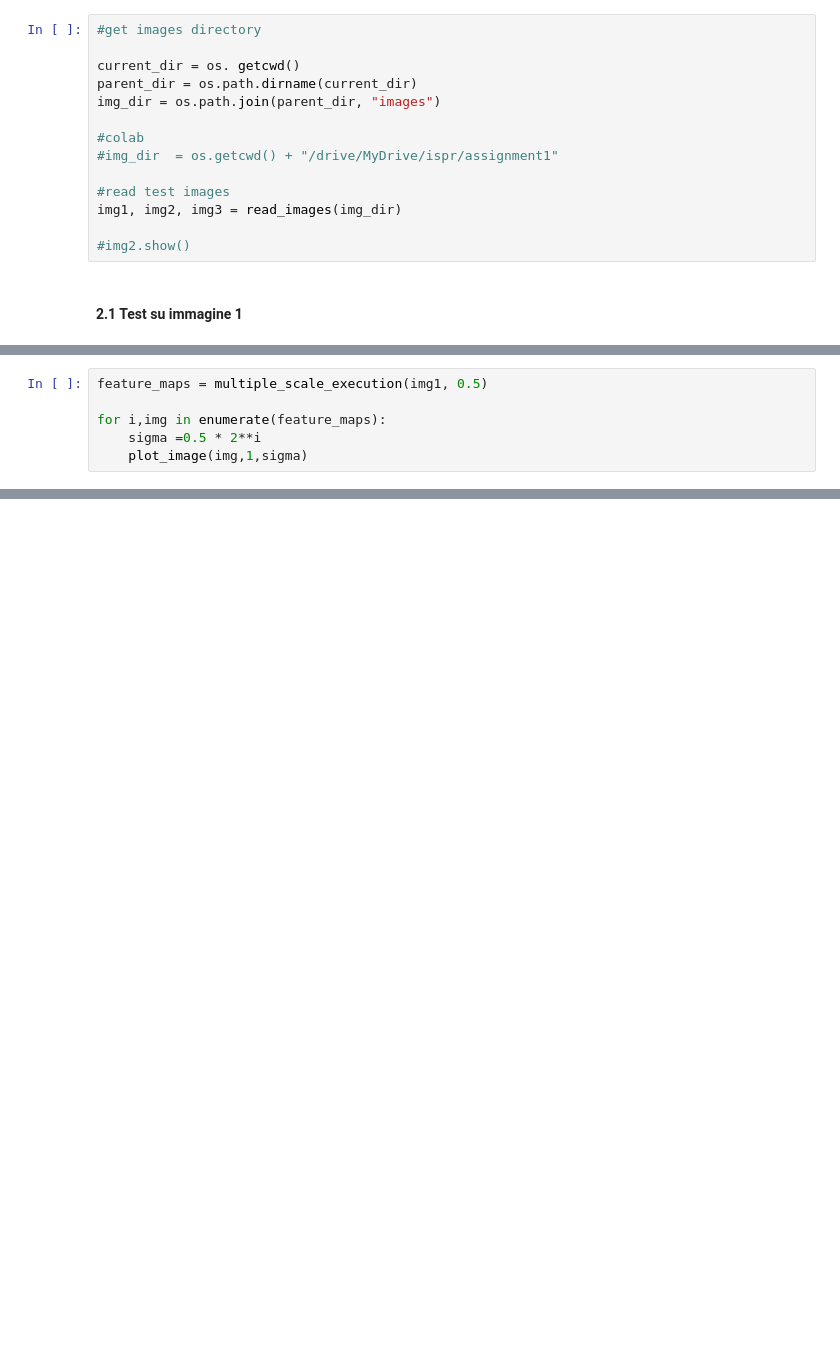
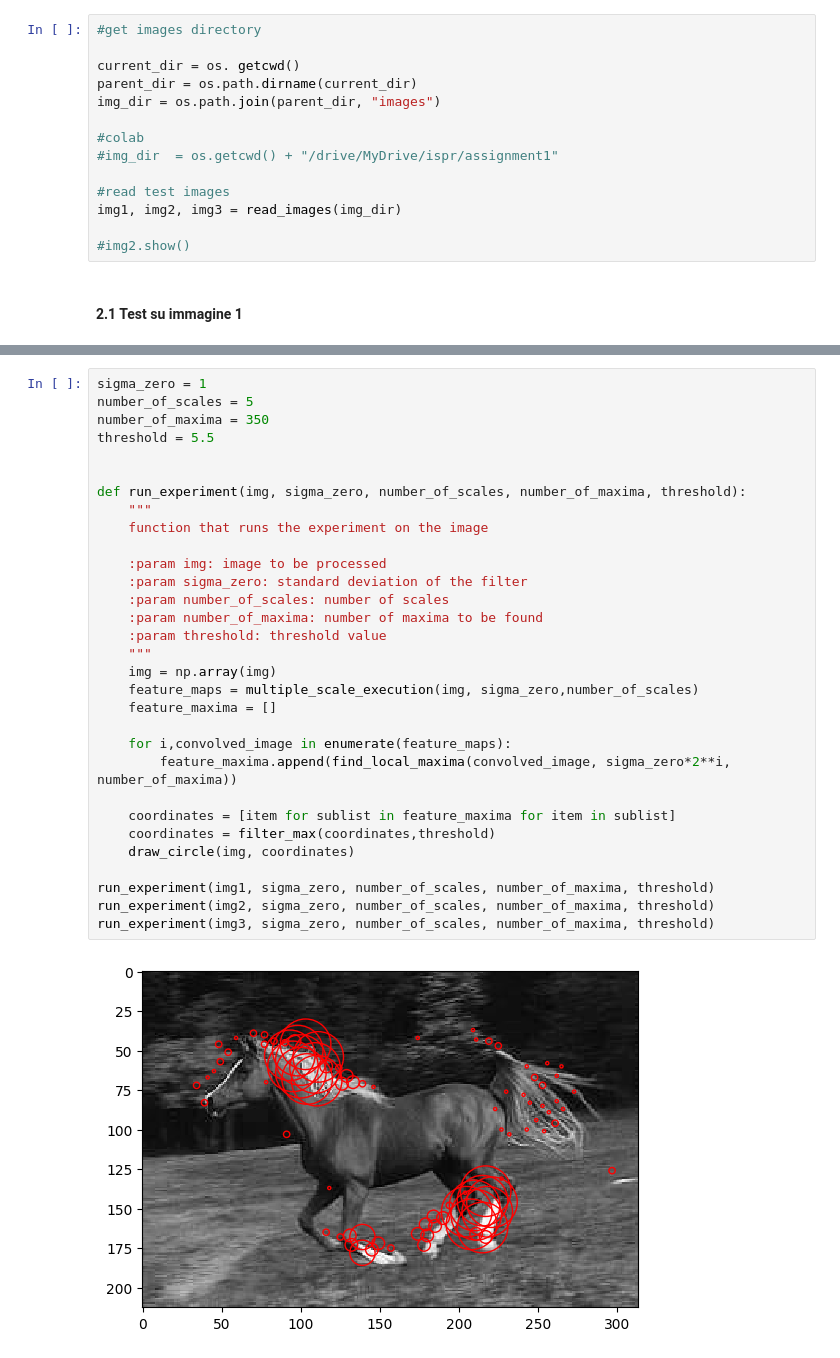
Before and after one commit to francealip/assignment_1_ISPR_23-24, a Jupyter notebook: src/LoG_detector.ipynb, the cells around one changed output, grey strips where cells are left out. Cells and saved outputs as stored; diff of their text form; blank space fills up the shorter version.

Commit message:
filtered maxima response of the filters at different scales

```diff
--- a/src/LoG_detector.ipynb
+++ b/src/LoG_detector.ipynb
@@ -261,6 +296,0 @@ np.set_printoptions(threshold=np.inf)
-# %%
-feature_maps = multiple_scale_execution(img1, 0.5)
-
-for i,img in enumerate(feature_maps):
-    sigma =0.5 * 2**i
-    plot_image(img,1,sigma)
@@ -273,0 +297,33 @@ for i,img in enumerate(feature_maps):
+# %%
+sigma_zero = 1
+number_of_scales = 5
+number_of_maxima = 350
+threshold = 5.5
+
+
+def run_experiment(img, sigma_zero, number_of_scales, number_of_maxima, threshold):
+    """
+    function that runs the experiment on the image
+
+    :param img: image to be processed
+    :param sigma_zero: standard deviation of the filter
+    :param number_of_scales: number of scales
+    :param number_of_maxima: number of maxima to be found
+    :param threshold: threshold value
+    """
+    img = np.array(img)
+    feature_maps = multiple_scale_execution(img, sigma_zero,number_of_scales)
+    feature_maxima = []
+
+    for i,convolved_image in enumerate(feature_maps):
+        feature_maxima.append(find_local_maxima(convolved_image, sigma_zero*2**i, number_of_maxima))
+
+    coordinates = [item for sublist in feature_maxima for item in sublist]
+    coordinates = filter_max(coordinates,threshold)
+    draw_circle(img, coordinates)
+
+run_experiment(img1, sigma_zero, number_of_scales, number_of_maxima, threshold)
+run_experiment(img2, sigma_zero, number_of_scales, number_of_maxima, threshold)
+run_experiment(img3, sigma_zero, number_of_scales, number_of_maxima, threshold)
+# %% [output]
+[figure, added]
```
Also changed, not shown: parts of 7 cells of this notebook, 4 other files.
